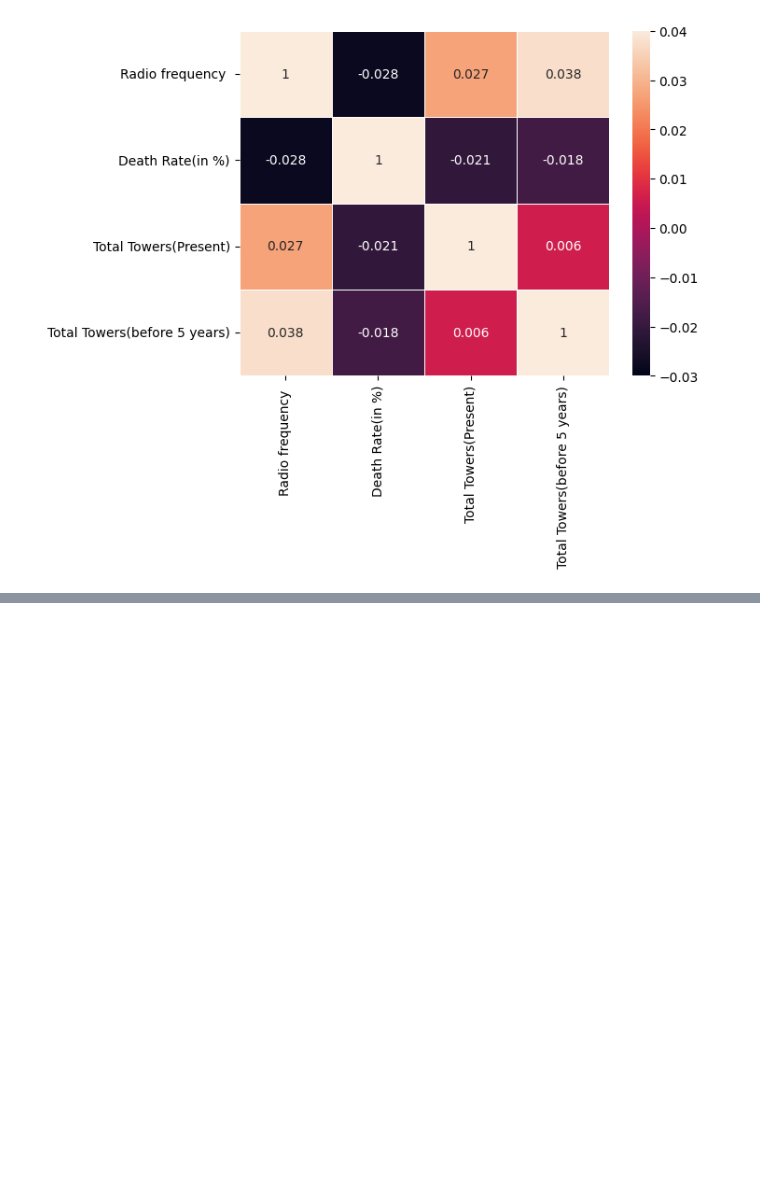
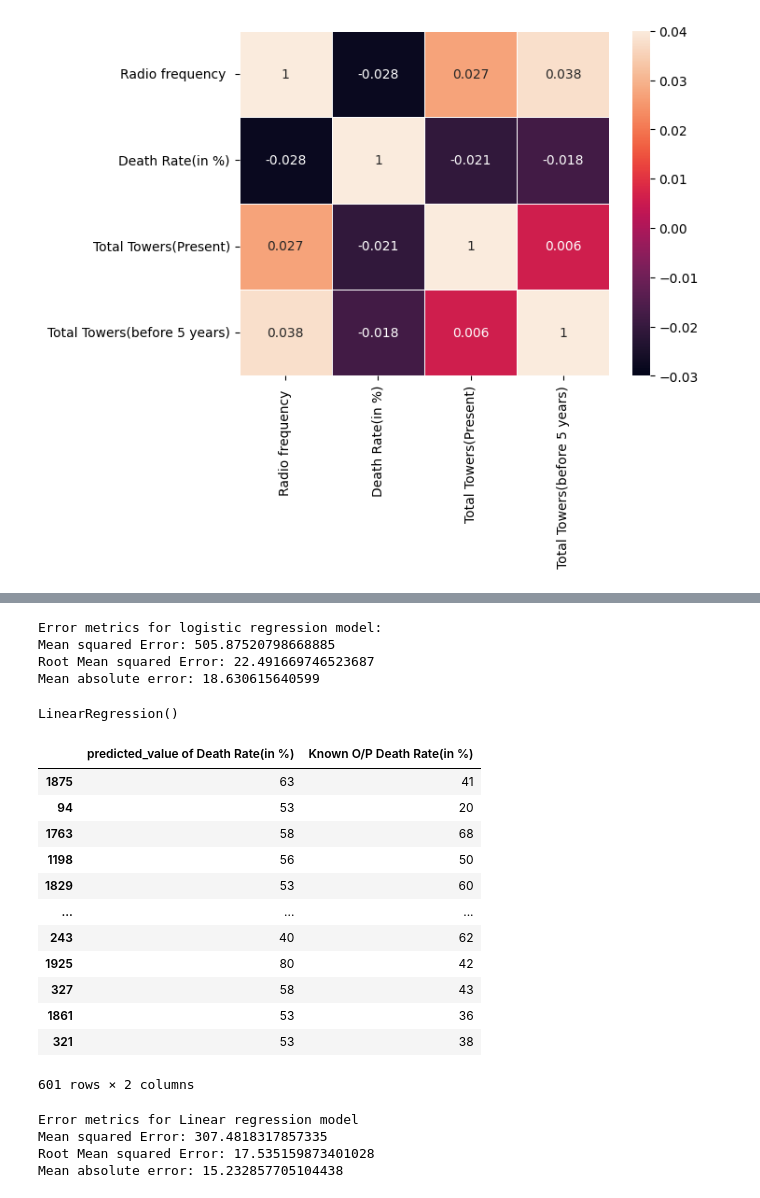
Before and after one commit to BukkaNikitha/Impact-of-Mobile-Towers-on-Birds, a Jupyter notebook: birds_ml.ipynb, the cells around one changed output, grey strips where cells are left out. Drawn from its saved outputs; the diff is of its cells as text; code cells hidden in the pictures; blank space fills up the shorter version.

```diff
--- a/birds_ml.ipynb
+++ b/birds_ml.ipynb
@@ -312 +262,18 @@ pd.DataFrame({'predicted_value of Death Rate(in %)':predicted_value,'Known O/P D
 601 rows × 2 columns
+# %%
+MSE=mean_squared_error(test_Y, predicted_value)
+print("Error metrics for logistic regression model:")
+print("Mean squared Error:", MSE)
+print("Root Mean squared Error:", math.sqrt(MSE))
+print("Mean absolute error:", mean_absolute_error(test_Y, predicted_value))
+# %% [output]
+Error metrics for logistic regression model:
+Mean squared Error: 505.87520798668885
+Root Mean squared Error: 22.491669746523687
+Mean absolute error: 18.630615640599
+# %%
+#Applying linear Regression Algorithm
+linear_regression=linear_model.LinearRegression()
+linear_regression.fit(train_X,train_Y)
+# %% [output]
+LinearRegression()
@@ -312,0 +283,29 @@ pd.DataFrame({'predicted_value of Death Rate(in %)':predicted_value,'Known O/P D
+# %%
+#prediction using 'Death Rate(in %)
+
+pd.DataFrame({'predicted_value of Death Rate(in %)':predicted_value,'Known O/P Death Rate(in %)':test_Y})
+# %% [output]
+|  | predicted_value of Death Rate(in %) | Known O/P Death Rate(in %) |
+| 1875 | 63 | 41 |
+| 94 | 53 | 20 |
+| 1763 | 58 | 68 |
+| 1198 | 56 | 50 |
+| 1829 | 53 | 60 |
+| ... | ... | ... |
+| 243 | 40 | 62 |
+| 1925 | 80 | 42 |
+| 327 | 58 | 43 |
+| 1861 | 53 | 36 |
+| 321 | 53 | 38 |
+601 rows × 2 columns
+# %%
+MSE=mean_squared_error(test_Y, predicted_value1)
+print("Error metrics for Linear regression model")
+print("Mean squared Error:", MSE)
+print("Root Mean squared Error:", math.sqrt(MSE))
+print("Mean absolute error:", mean_absolute_error(test_Y, predicted_value1))
+# %% [output]
+Error metrics for Linear regression model
+Mean squared Error: 307.4818317857335
+Root Mean squared Error: 17.535159873401028
+Mean absolute error: 15.232857705104438
```
Also changed, not shown: parts of 18 cells of this notebook.
